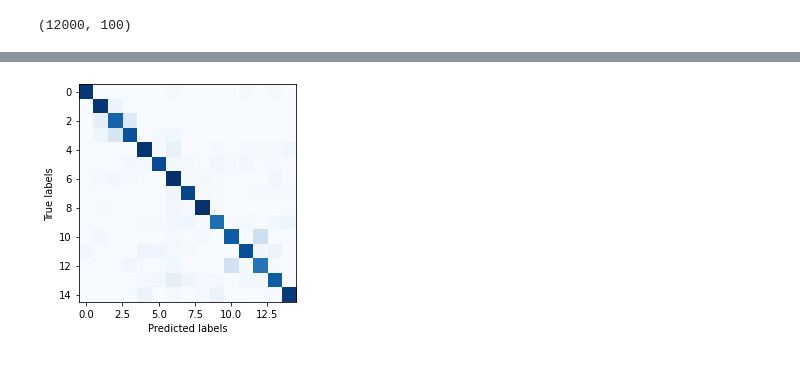
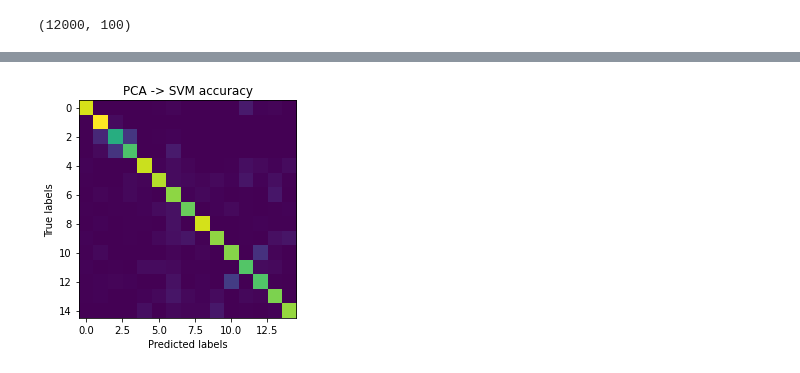
Before and after one commit to ericbrouwer0/MachineLearning-2022, a Jupyter notebook: PCA_SVM.ipynb, the cells around one changed output, grey strips where cells are left out. Saved outputs shown, nothing was run; the diff lists cells and outputs as text; code cells hidden in the pictures.

```diff
--- a/PCA_SVM.ipynb
+++ b/PCA_SVM.ipynb
@@ -94,8 +90,9 @@ Accuracy: 0.822
-# %%
-conf_matrix = confusion_matrix(y_test, y_pred)
-plt.imshow(conf_matrix, cmap='Blues')
-plt.xlabel('Predicted labels')
-plt.ylabel('True labels')
-plt.show()
-# %% [output]
-[figure, removed]
+# %%
+conf_matrix = confusion_matrix(y_test, y_pred)
+plt.imshow(conf_matrix)
+plt.xlabel('Predicted labels')
+plt.ylabel('True labels')
+plt.title('PCA -> SVM accuracy')
+plt.show()
+# %% [output]
+[figure, added]
```
Also changed, not shown: parts of 3 cells of this notebook.
